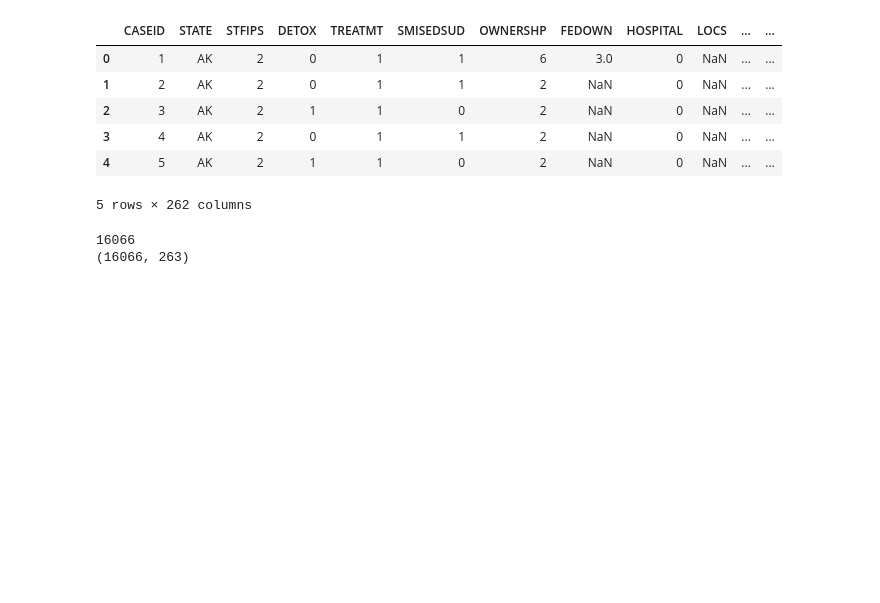
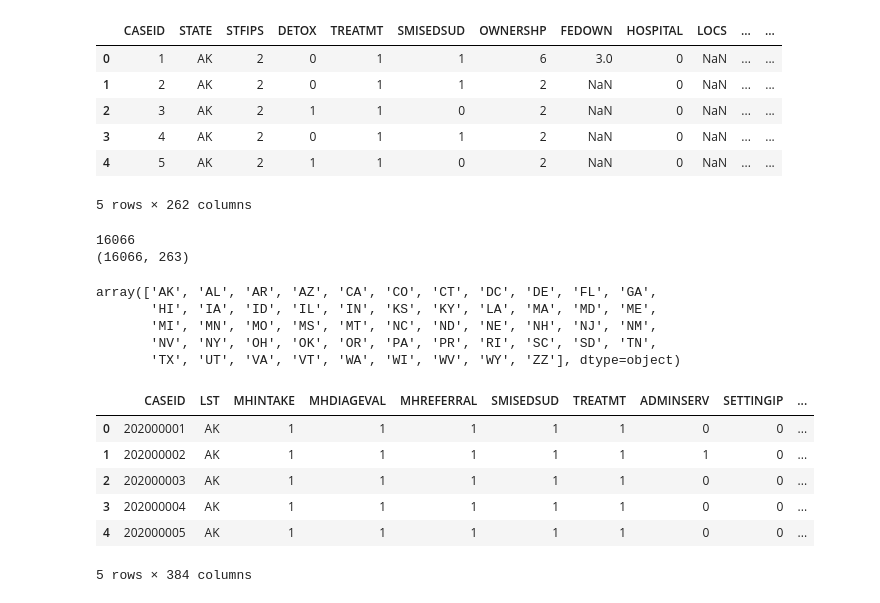
Before and after one commit to gauravshetty98/Analyzing-Statewise-Substance-Abuse-And-Its-Correalation, a Jupyter notebook: data_extraction.ipynb, the cells around one changed output. Drawn from its saved outputs; the diff is of its cells as text; code cells hidden in the pictures; blank space fills up the shorter version.

Commit message:
Extracted total count of mental health treatment centres

```diff
--- a/data_extraction.ipynb
+++ b/data_extraction.ipynb
@@ -286,9 +286,14 @@ rehab_df['Total Count'] = count_list
 
 print(len(count_list))
 print(rehab_df.shape)
-rehab_df['Total Count']
+rehab_df['STATE'].unique()
 # %% [output]
 16066
 (16066, 263)
+array(['AK', 'AL', 'AR', 'AZ', 'CA', 'CO', 'CT', 'DC', 'DE', 'FL', 'GA',
+       'HI', 'IA', 'ID', 'IL', 'IN', 'KS', 'KY', 'LA', 'MA', 'MD', 'ME',
+       'MI', 'MN', 'MO', 'MS', 'MT', 'NC', 'ND', 'NE', 'NH', 'NJ', 'NM',
+       'NV', 'NY', 'OH', 'OK', 'OR', 'PA', 'PR', 'RI', 'SC', 'SD', 'TN',
+       'TX', 'UT', 'VA', 'VT', 'WA', 'WI', 'WV', 'WY', 'ZZ'], dtype=object)
 # %%
 rehab_df.to_csv('rehab_dataset.csv')
@@ -294,0 +302,11 @@ rehab_df.to_csv('rehab_dataset.csv')
+# %%
+mental_df = pd.read_csv('mental_rehab.csv')
+mental_df.head()
+# %% [output]
+|  | CASEID | LST | MHINTAKE | MHDIAGEVAL | MHREFERRAL | SMISEDSUD | TREATMT | ADMINSERV | SETTINGIP | ... |
+| 0 | 202000001 | AK | 1 | 1 | 1 | 1 | 1 | 0 | 0 | ... |
+| 1 | 202000002 | AK | 1 | 1 | 1 | 1 | 1 | 1 | 0 | ... |
+| 2 | 202000003 | AK | 1 | 1 | 1 | 1 | 1 | 0 | 0 | ... |
+| 3 | 202000004 | AK | 1 | 1 | 1 | 1 | 1 | 0 | 0 | ... |
+| 4 | 202000005 | AK | 1 | 1 | 1 | 1 | 1 | 0 | 0 | ... |
+5 rows × 384 columns
```
Also changed, not shown: parts of 4 cells of this notebook.
